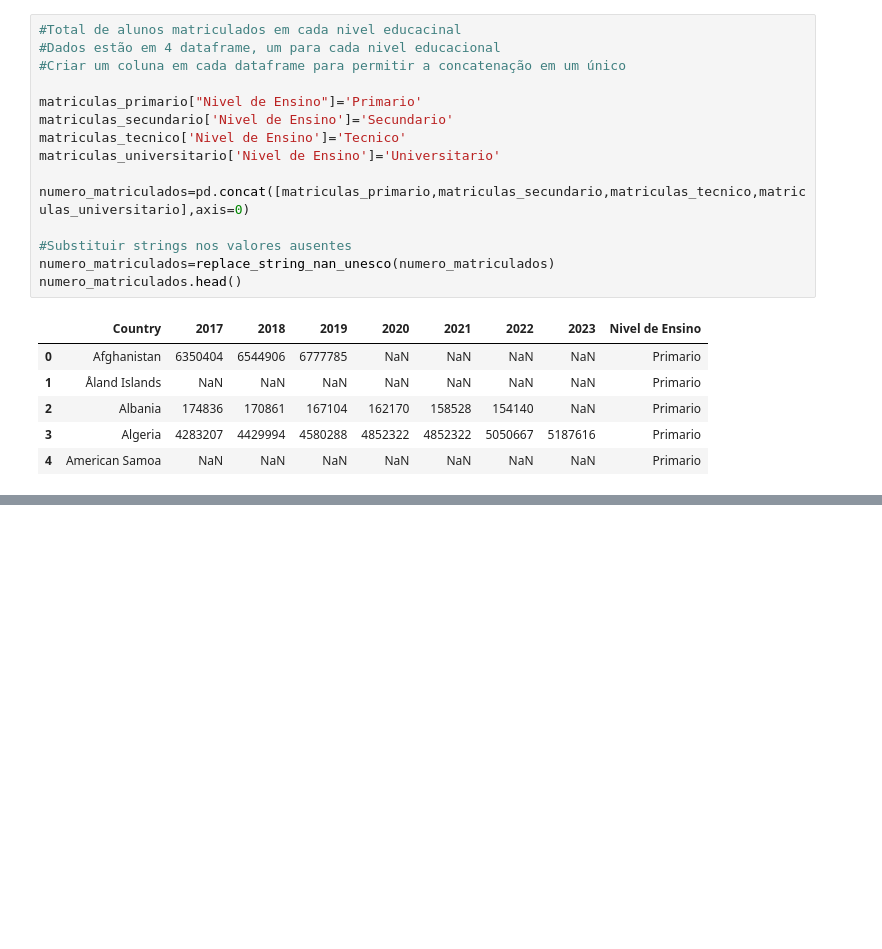
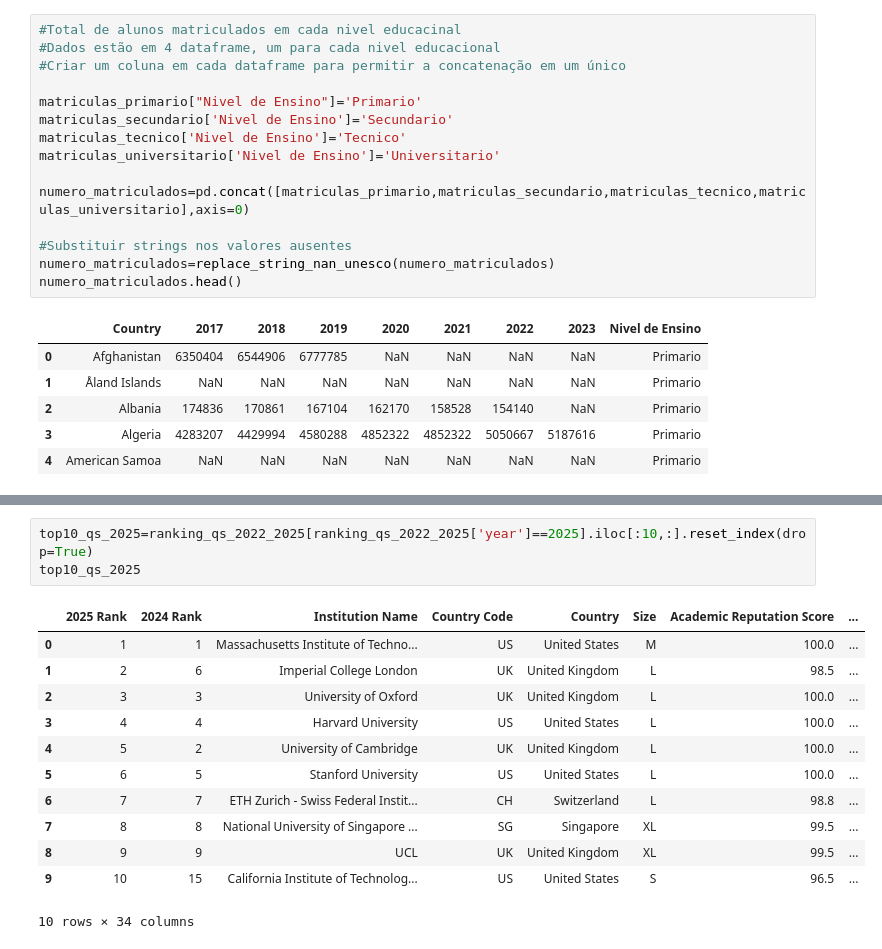
Before and after one commit to RodolfoPCruz/education_analysis, a Jupyter notebook: Comparativo/Comparativo.ipynb, the cells around one changed output, grey strips where cells are left out. Saved outputs shown, nothing was run; the diff lists cells and outputs as text; blank space fills up the shorter version.

```diff
--- a/Comparativo/Comparativo.ipynb
+++ b/Comparativo/Comparativo.ipynb
@@ -119,0 +569,16 @@ with pd.option_context('future.no_silent_downcasting', True):
+# %%
+top10_qs_2025=ranking_qs_2022_2025[ranking_qs_2022_2025['year']==2025].iloc[:10,:].reset_index(drop=True)
+top10_qs_2025
+# %% [output]
+|  | 2025 Rank | 2024 Rank | Institution Name | Country Code | Country | Size | Academic Reputation Score | ... |
+| 0 | 1 | 1 | Massachusetts Institute of Techno... | US | United States | M | 100.0 | ... |
+| 1 | 2 | 6 | Imperial College London | UK | United Kingdom | L | 98.5 | ... |
+| 2 | 3 | 3 | University of Oxford | UK | United Kingdom | L | 100.0 | ... |
+| 3 | 4 | 4 | Harvard University | US | United States | L | 100.0 | ... |
+| 4 | 5 | 2 | University of Cambridge | UK | United Kingdom | L | 100.0 | ... |
+| 5 | 6 | 5 | Stanford University | US | United States | L | 100.0 | ... |
+| 6 | 7 | 7 | ETH Zurich - Swiss Federal Instit... | CH | Switzerland | L | 98.8 | ... |
+| 7 | 8 | 8 | National University of Singapore ... | SG | Singapore | XL | 99.5 | ... |
+| 8 | 9 | 9 | UCL | UK | United Kingdom | XL | 99.5 | ... |
+| 9 | 10 | 15 | California Institute of Technolog... | US | United States | S | 96.5 | ... |
+10 rows × 34 columns
```
Also changed, not shown: parts of 59 cells of this notebook.
